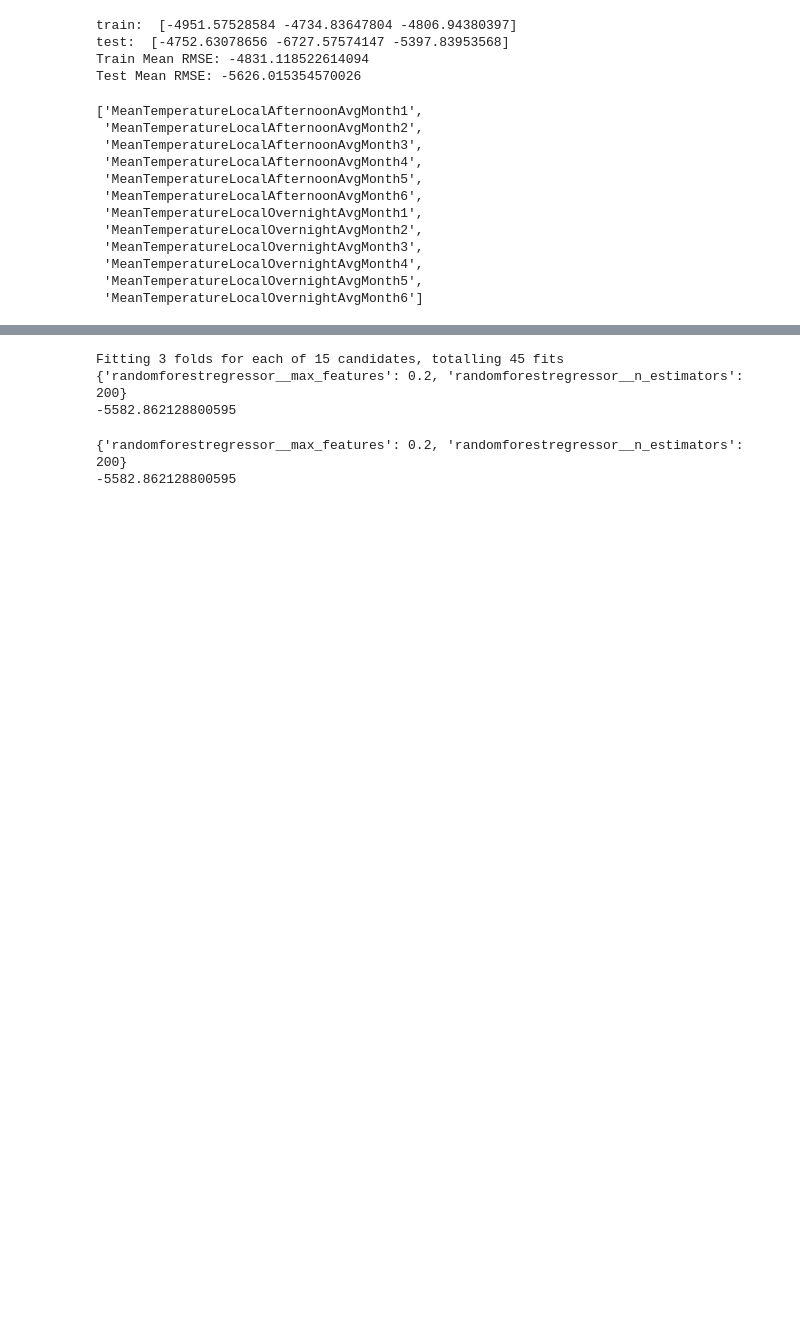
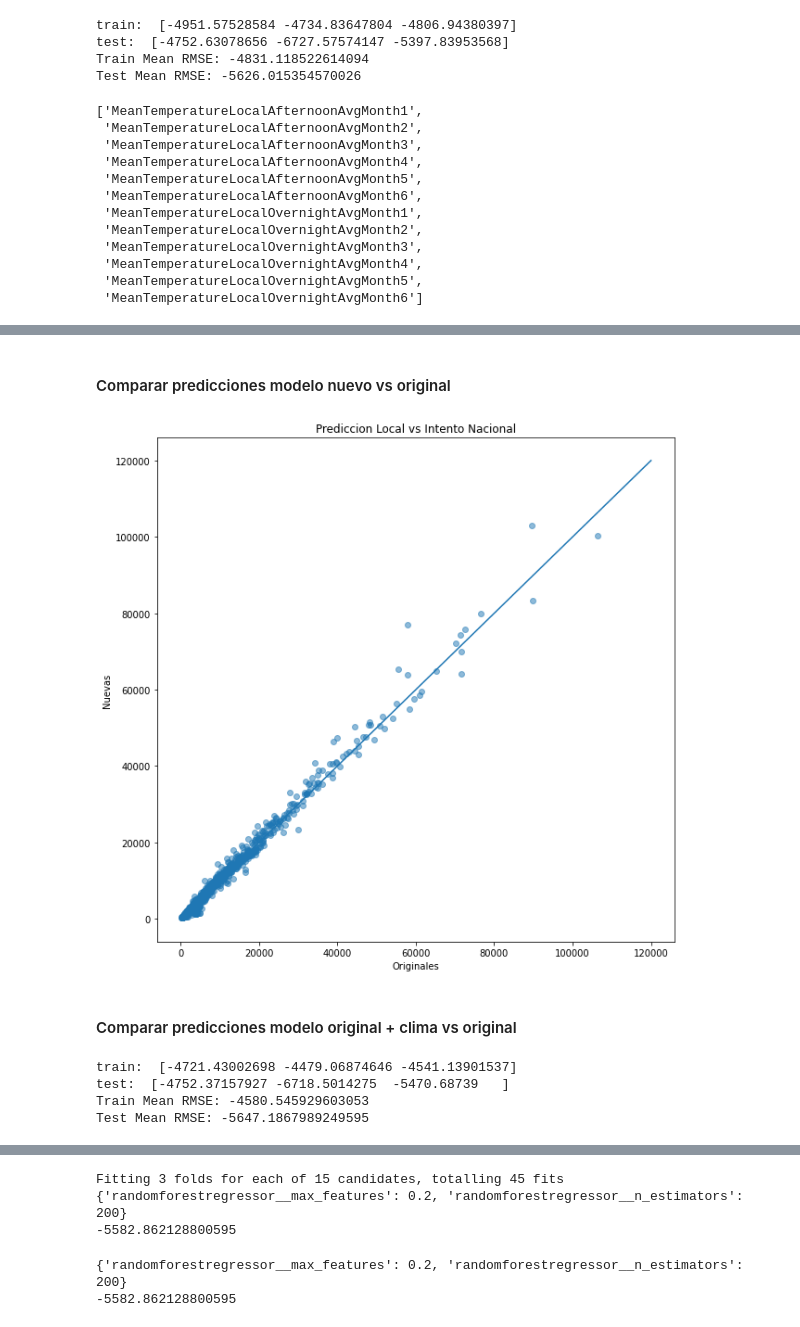
Before and after one commit to vitostamatti/datathon-cajamar-malbecs, a Jupyter notebook: notebooks/modeling/modeling-vito.ipynb, the cells around one changed output, grey strips where cells are left out. Saved outputs shown, nothing was run; the diff lists cells and outputs as text; code cells hidden in the pictures; blank space fills up the shorter version.

Commit message:
Modelos original + temp PCA

```diff
--- a/notebooks/modeling/modeling-vito.ipynb
+++ b/notebooks/modeling/modeling-vito.ipynb
@@ -442,0 +425,27 @@ show_feat_imps(
+# %% [markdown]
+#### Comparar predicciones modelo nuevo vs original
+# %%
+#Originales
+
+df_preds = pd.read_csv('../../data/final/Malbecs.txt',sep='|',header=None)
+preds_originales = df_preds[6]
+# %%
+x_test_v2 = data_final.drop(columns=['produccion'])
+# %%
+preds_nuevas = m.predict(x_test_v2)
+# %%
+preds_final_v2 = data_final[['id_finca', 'variedad','modo','tipo','color','superficie']].copy()
+preds_final_v2['produccion'] = preds_nuevas
+preds_final_v2 = preds_final_v2.sort_values(['id_finca', 'variedad','modo','tipo','color','superficie'], ascending=True)
+# %%
+plt.figure(figsize=(10,10))
+plt.scatter(preds_originales, preds_final_v2['produccion'], alpha=0.5)
+plt.plot( [0,120000],[0,120000] )
+plt.xlabel('Originales')
+plt.ylabel('Nuevas')
+plt.title('Prediccion Local vs Intento Nacional')
+plt.show()
+# %% [output]
+[figure, added]
+# %% [markdown]
+#### Comparar predicciones modelo original + clima vs original
@@ -442,0 +516,27 @@ show_feat_imps(
+# %%
+m_nuevo = get_base_model_v2()
+res = cross_validate(
+    estimator=m_nuevo,
+    X=X,
+    y=y,
+    cv=cv,
+    n_jobs=-1,
+    scoring=tr.rmse_scorer,
+    return_train_score=True,
+    return_estimator=True,
+    fit_params={
+        # "randomforestregressor__sample_weight": sample_weight
+        # "stackingregressor__sample_weight": sample_weight
+    }
+)
+
+
+print("train: ", res['train_score'])
+print("test: ", res['test_score'])
+print(f"Train Mean RMSE: {np.mean(res.get('train_score'))}")
+print(f"Test Mean RMSE: {np.mean(res.get('test_score'))}")
+# %% [output]
+train:  [-4721.43002698 -4479.06874646 -4541.13901537]
+test:  [-4752.37157927 -6718.5014275  -5470.68739   ]
+Train Mean RMSE: -4580.545929603053
+Test Mean RMSE: -5647.1867989249595
```
Also changed, not shown: parts of 11 cells of this notebook.
